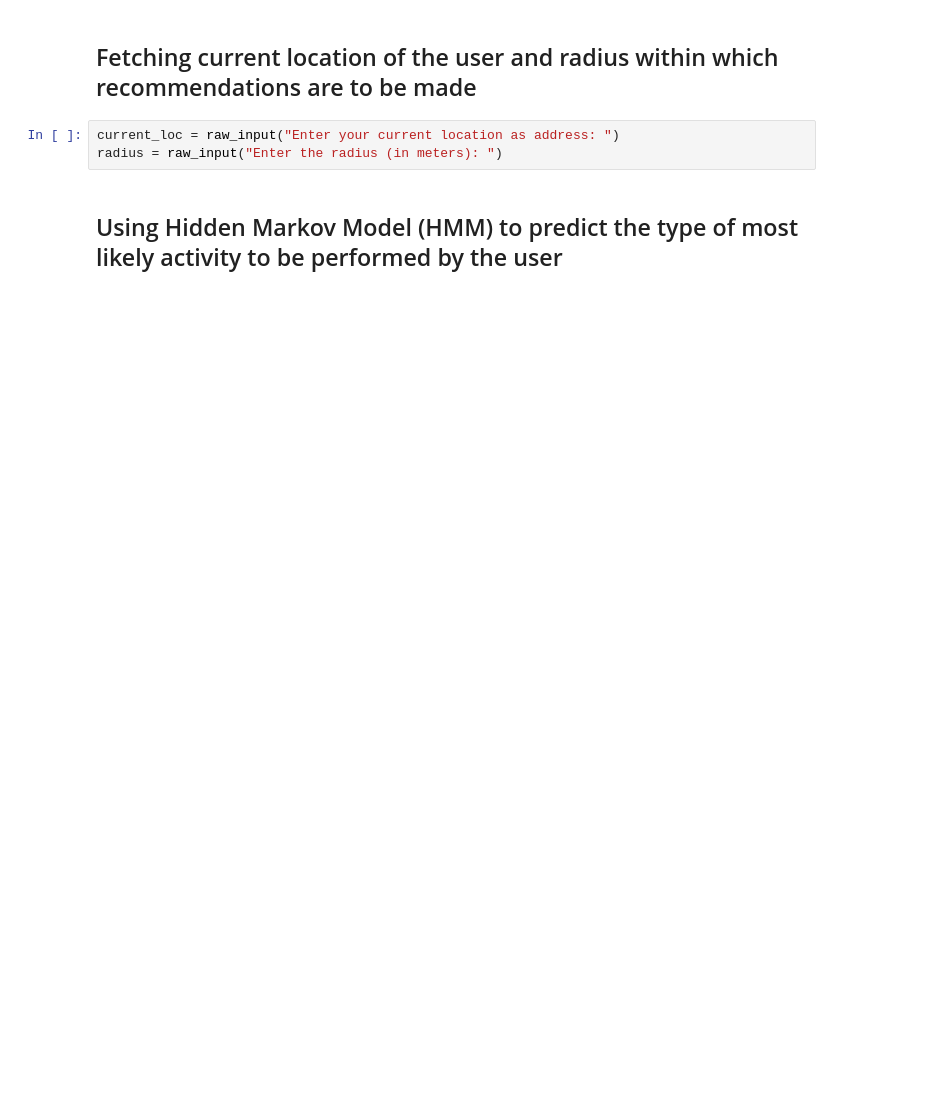
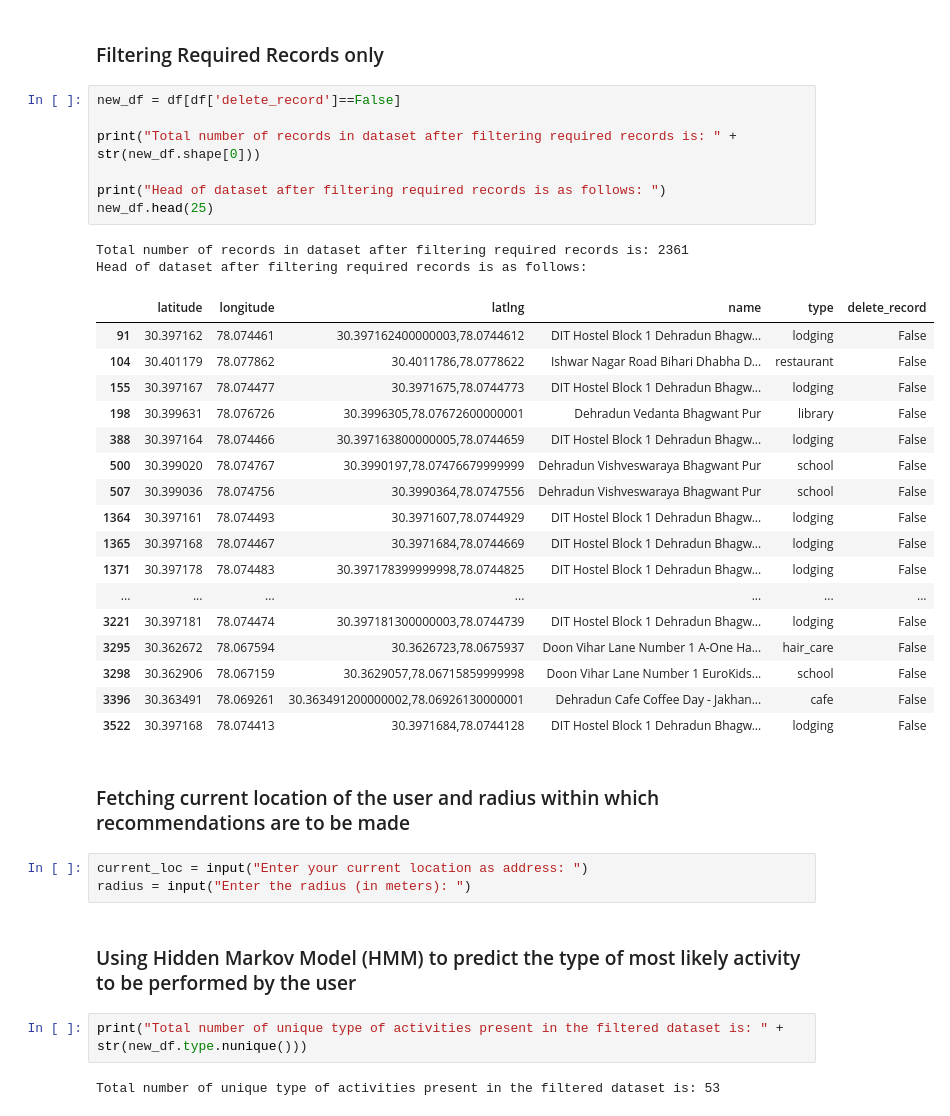
Before and after one commit to guptashivam27/Explorify, a Jupyter notebook: Explorify - A Location Recommender.ipynb, the cells around one changed output. Cells and saved outputs as stored; diff of their text form; blank space fills up the shorter version.

```diff
--- a/Explorify - A Location Recommender.ipynb
+++ b/Explorify - A Location Recommender.ipynb
@@ -274,7 +311,40 @@ Head of dataset after reverse geocoding is as follows:
+# %% [markdown]
+### Filtering Required Records only
+# %%
+new_df = df[df['delete_record']==False]
+
+print("Total number of records in dataset after filtering required records is: " + str(new_df.shape[0]))
+
+print("Head of dataset after filtering required records is as follows: ")
+new_df.head(25)
+# %% [output]
+Total number of records in dataset after filtering required records is: 2361
+Head of dataset after filtering required records is as follows:
+|  | latitude | longitude | latlng | name | type | delete_record |
+| 91 | 30.397162 | 78.074461 | 30.397162400000003,78.0744612 | DIT Hostel Block 1 Dehradun Bhagw... | lodging | False |
+| 104 | 30.401179 | 78.077862 | 30.4011786,78.0778622 | Ishwar Nagar Road Bihari Dhabha D... | restaurant | False |
+| 155 | 30.397167 | 78.074477 | 30.3971675,78.0744773 | DIT Hostel Block 1 Dehradun Bhagw... | lodging | False |
+| 198 | 30.399631 | 78.076726 | 30.3996305,78.07672600000001 | Dehradun Vedanta Bhagwant Pur | library | False |
+| 388 | 30.397164 | 78.074466 | 30.397163800000005,78.0744659 | DIT Hostel Block 1 Dehradun Bhagw... | lodging | False |
+| 500 | 30.399020 | 78.074767 | 30.3990197,78.07476679999999 | Dehradun Vishveswaraya Bhagwant Pur | school | False |
+| 507 | 30.399036 | 78.074756 | 30.3990364,78.0747556 | Dehradun Vishveswaraya Bhagwant Pur | school | False |
+| 1364 | 30.397161 | 78.074493 | 30.3971607,78.0744929 | DIT Hostel Block 1 Dehradun Bhagw... | lodging | False |
+| 1365 | 30.397168 | 78.074467 | 30.3971684,78.0744669 | DIT Hostel Block 1 Dehradun Bhagw... | lodging | False |
+| 1371 | 30.397178 | 78.074483 | 30.397178399999998,78.0744825 | DIT Hostel Block 1 Dehradun Bhagw... | lodging | False |
+| ... | ... | ... | ... | ... | ... | ... |
+| 3221 | 30.397181 | 78.074474 | 30.397181300000003,78.0744739 | DIT Hostel Block 1 Dehradun Bhagw... | lodging | False |
+| 3295 | 30.362672 | 78.067594 | 30.3626723,78.0675937 | Doon Vihar Lane Number 1 A-One Ha... | hair_care | False |
+| 3298 | 30.362906 | 78.067159 | 30.3629057,78.06715859999998 | Doon Vihar Lane Number 1 EuroKids... | school | False |
+| 3396 | 30.363491 | 78.069261 | 30.363491200000002,78.06926130000001 | Dehradun Cafe Coffee Day - Jakhan... | cafe | False |
+| 3522 | 30.397168 | 78.074413 | 30.3971684,78.0744128 | DIT Hostel Block 1 Dehradun Bhagw... | lodging | False |
 # %% [markdown]
-## Fetching current location of the user and radius within which recommendations are to be made
+### Fetching current location of the user and radius within which recommendations are to be made
 # %%
-current_loc = raw_input("Enter your current location as address: ")
-radius = raw_input("Enter the radius (in meters): ")
+current_loc = input("Enter your current location as address: ")
+radius = input("Enter the radius (in meters): ")
 # %% [markdown]
-## Using Hidden Markov Model (HMM) to predict the type of most likely activity to be performed by the user
+### Using Hidden Markov Model (HMM) to predict the type of most likely activity to be performed by the user
+# %%
+print("Total number of unique type of activities present in the filtered dataset is: " + str(new_df.type.nunique()))
+# %% [output]
+Total number of unique type of activities present in the filtered dataset is: 53
```
Also changed, not shown: parts of 41 cells of this notebook.
